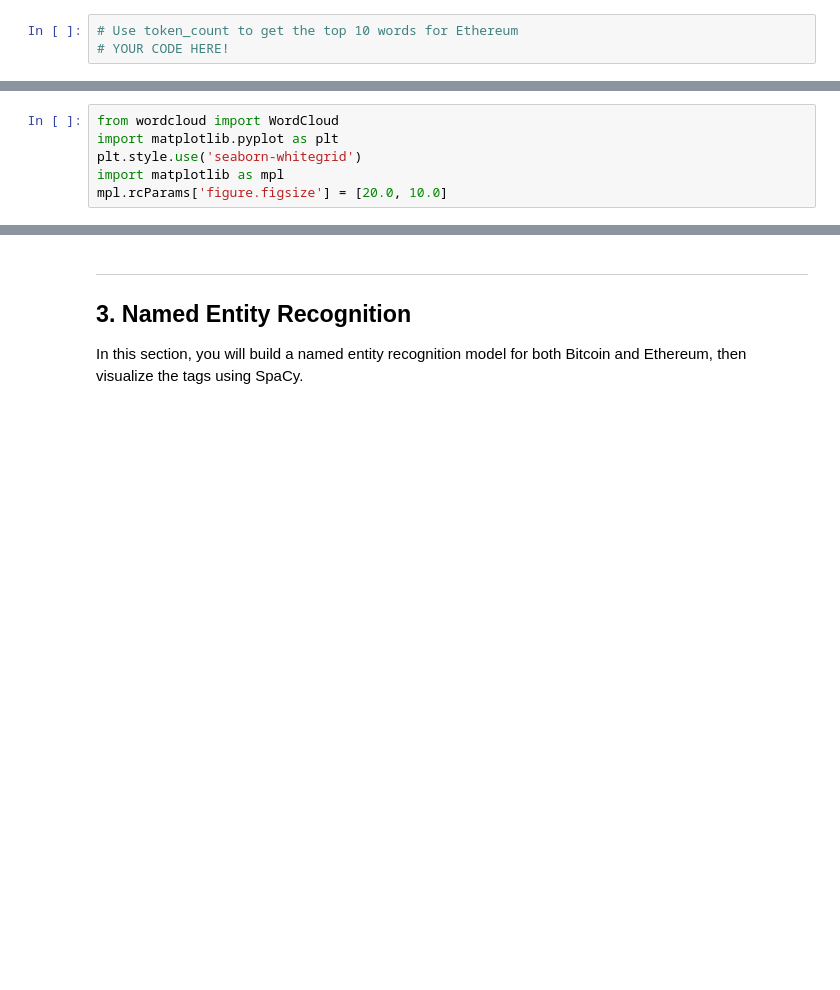
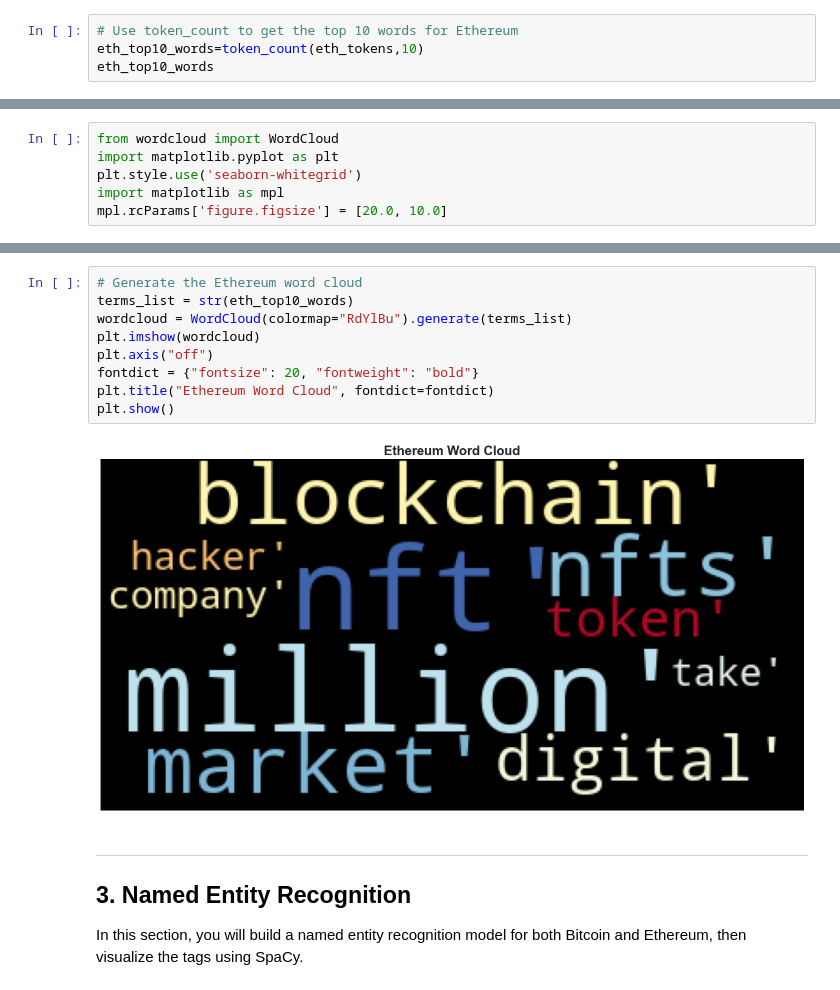
Before and after one commit to gpsingh07331/Sentiment-Analysis, a Jupyter notebook: crypto_sentiment.ipynb, the cells around one changed output, grey strips where cells are left out. Saved outputs shown, nothing was run; the diff lists cells and outputs as text; blank space fills up the shorter version.

```diff
--- a/crypto_sentiment.ipynb
+++ b/crypto_sentiment.ipynb
@@ -407,3 +406,4 @@ def token_count(tokens, N=3):
 # %%
 # Use token_count to get the top 10 words for Ethereum
-# YOUR CODE HERE!
+eth_top10_words=token_count(eth_tokens,10)
+eth_top10_words
@@ -428,3 +447,14 @@ mpl.rcParams['figure.figsize'] = [20.0, 10.0]
+# %%
+# Generate the Ethereum word cloud
+terms_list = str(eth_top10_words)
+wordcloud = WordCloud(colormap="RdYlBu").generate(terms_list)
+plt.imshow(wordcloud)
+plt.axis("off")
+fontdict = {"fontsize": 20, "fontweight": "bold"}
+plt.title("Ethereum Word Cloud", fontdict=fontdict)
+plt.show()
+# %% [output]
+[figure, added]
 # %% [markdown]
 ---
 ## 3. Named Entity Recognition
```
Also changed, not shown: parts of 24 cells of this notebook.
